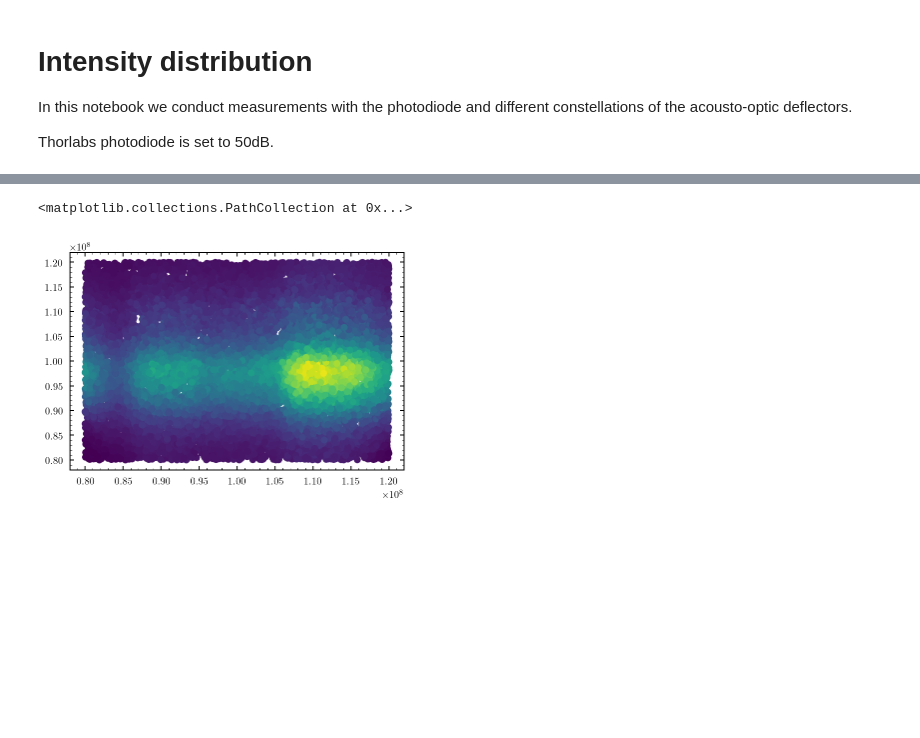
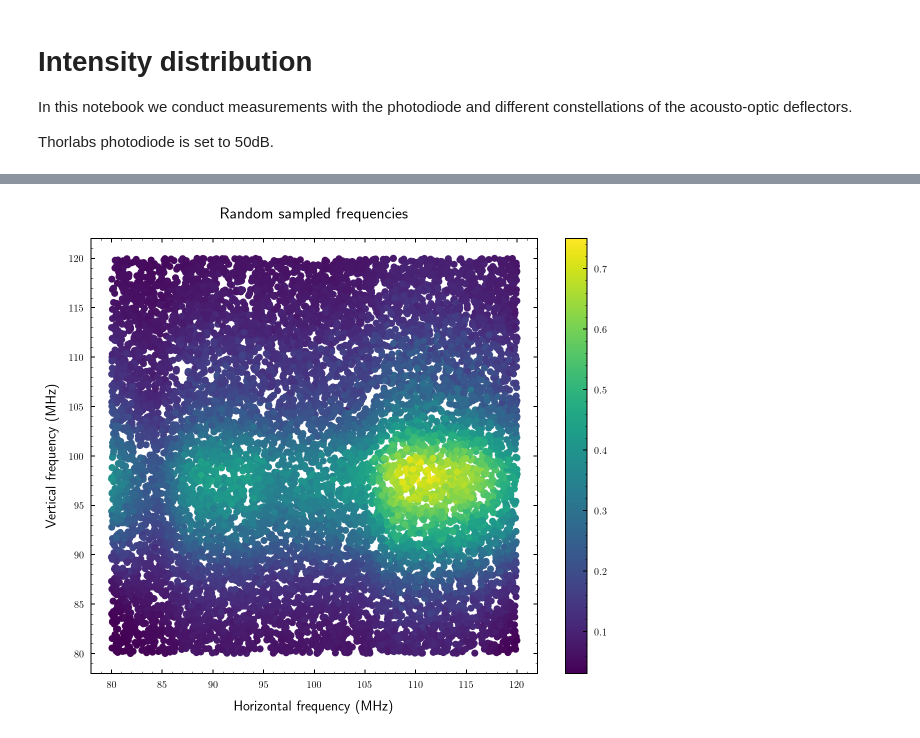
Before and after one commit to bodokaiser/bachelor-thesis, a Jupyter notebook: notebook/evaluation/intensity-distribution.ipynb, the cells around one changed output, grey strips where cells are left out. Saved outputs shown, nothing was run; the diff lists cells and outputs as text; code cells hidden in the pictures; blank space fills up the shorter version.

```diff
--- a/notebook/evaluation/intensity-distribution.ipynb
+++ b/notebook/evaluation/intensity-distribution.ipynb
@@ -125,7 +140,13 @@ NameError: name 'ah_I' is not defined
-# %%
-df = pd.read_csv('../../dataset/intensity/anticipated-random.csv')
-
-plt.scatter(df.hfrequency, df.vfrequency, c=df.voltage)
-# %% [output]
-<matplotlib.collections.PathCollection at 0x...>
-[figure, removed]
+# %%
+ra = pd.read_csv('../../dataset/intensity/sample-frequency.csv')
+# %%
+plt.figure(figsize=(10, 8))
+plt.scatter(ra.hfrequency / 1e6, ra.vfrequency / 1e6, c=ra.voltage)
+plt.title('Random sampled frequencies')
+plt.xlabel('Horizontal frequency (MHz)')
+plt.ylabel('Vertical frequency (MHz)')
+plt.colorbar()
+fig.savefig(os.path.join(figuredir, 'sample-frequency.pdf'))
+plt.show()
+# %% [output]
+[figure, added]
```
Also changed, not shown: parts of 6 cells of this notebook, 6 other files.
